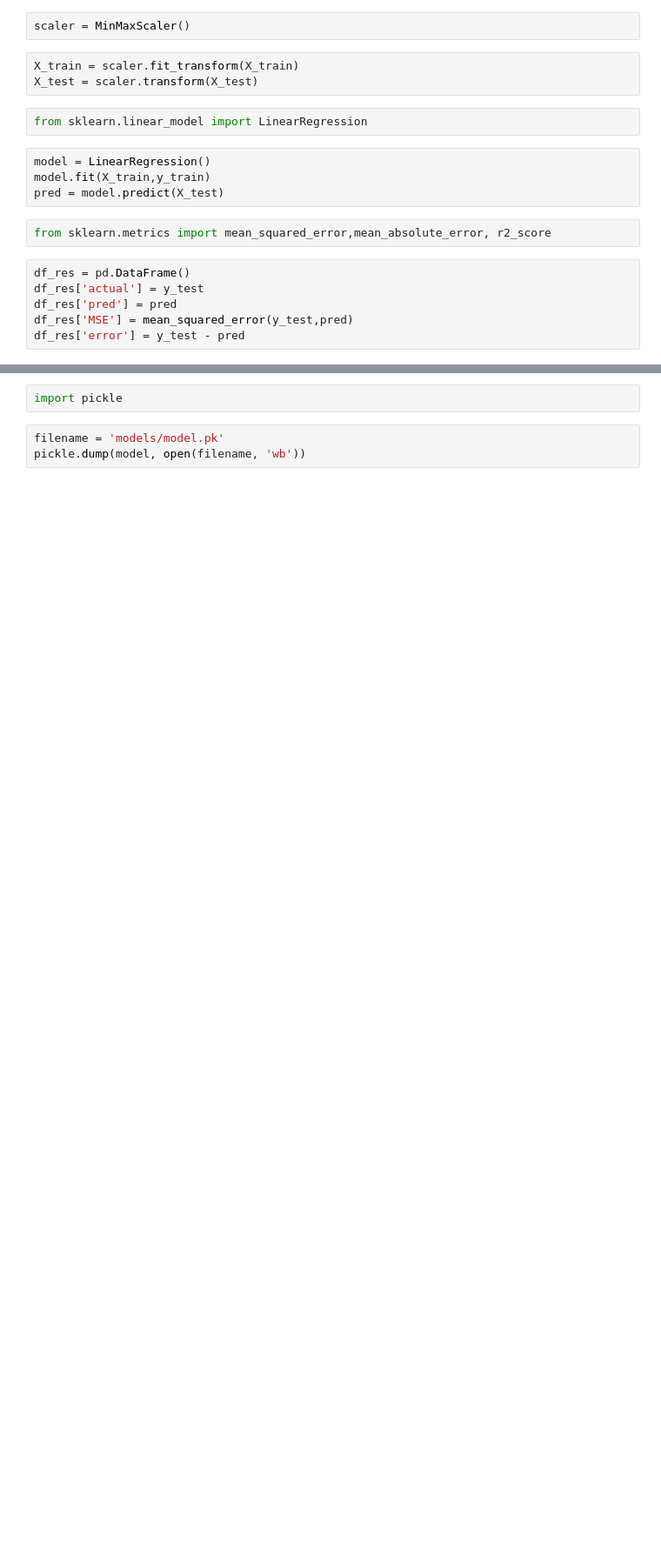
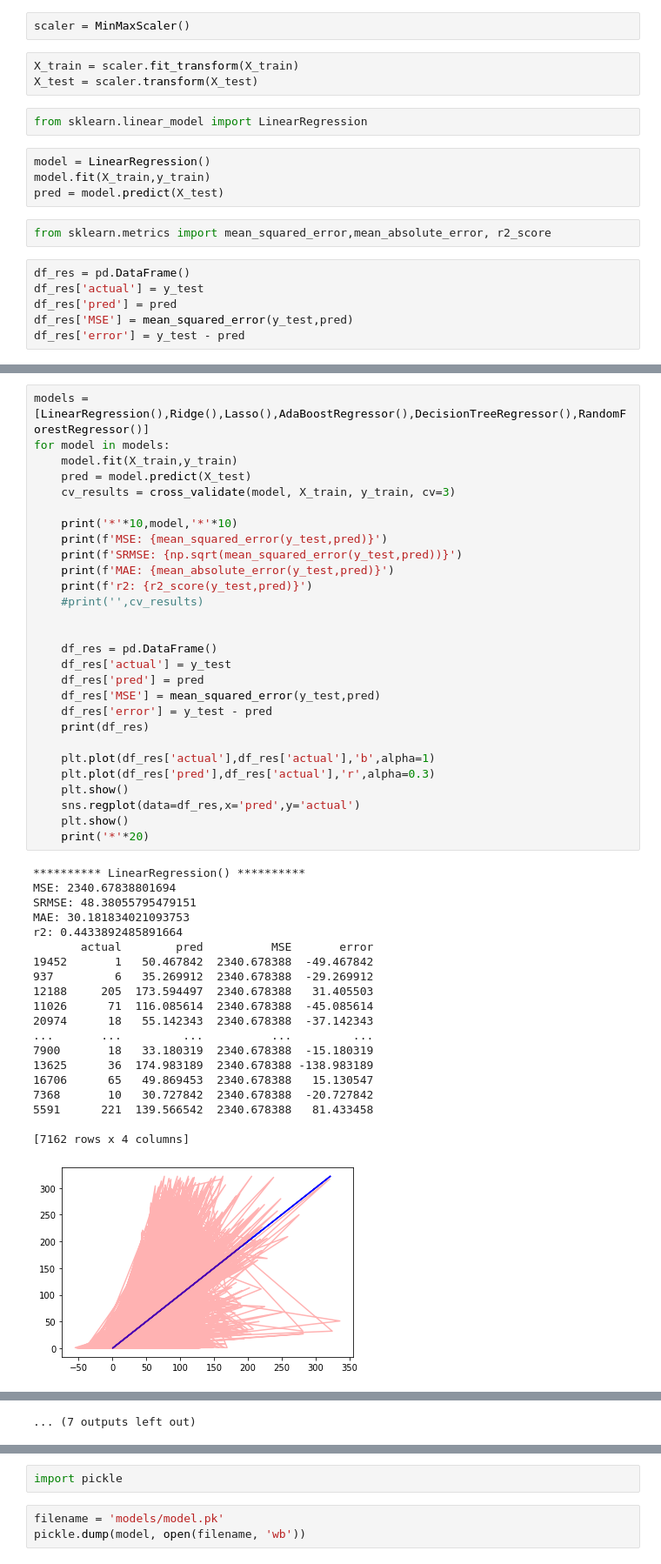
Before and after one commit to mikemoore26/suicide_regressor, a Jupyter notebook: model_training.ipynb, the cells around one changed output, grey strips where cells are left out. Shown at 87% size. Cells and saved outputs as stored; diff of their text form; blank space fills up the shorter version.

```diff
--- a/model_training.ipynb
+++ b/model_training.ipynb
@@ -109,0 +126,49 @@ from sklearn.tree import DecisionTreeRegressor
+# %%
+models = [LinearRegression(),Ridge(),Lasso(),AdaBoostRegressor(),DecisionTreeRegressor(),RandomForestRegressor()]
+for model in models:
+    model.fit(X_train,y_train)
+    pred = model.predict(X_test)
+    cv_results = cross_validate(model, X_train, y_train, cv=3)
+
+    print('*'*10,model,'*'*10)
+    print(f'MSE: {mean_squared_error(y_test,pred)}')
+    print(f'SRMSE: {np.sqrt(mean_squared_error(y_test,pred))}')
+    print(f'MAE: {mean_absolute_error(y_test,pred)}')
+    print(f'r2: {r2_score(y_test,pred)}')
+    #print('',cv_results)
+
+
+    df_res = pd.DataFrame()
+    df_res['actual'] = y_test
+    df_res['pred'] = pred
+    df_res['MSE'] = mean_squared_error(y_test,pred)
+    df_res['error'] = y_test - pred
+    print(df_res)
+
+    plt.plot(df_res['actual'],df_res['actual'],'b',alpha=1)
+    plt.plot(df_res['pred'],df_res['actual'],'r',alpha=0.3)
+    plt.show()
+    sns.regplot(data=df_res,x='pred',y='actual')
+    plt.show()
+    print('*'*20)
+# %% [output]
+********** LinearRegression() **********
+MSE: 2340.67838801694
+SRMSE: 48.38055795479151
+MAE: 30.181834021093753
+r2: 0.4433892485891664
+       actual        pred          MSE       error
+19452       1   50.467842  2340.678388  -49.467842
+937         6   35.269912  2340.678388  -29.269912
+12188     205  173.594497  2340.678388   31.405503
+11026      71  116.085614  2340.678388  -45.085614
+20974      18   55.142343  2340.678388  -37.142343
+...       ...         ...          ...         ...
+7900       18   33.180319  2340.678388  -15.180319
+13625      36  174.983189  2340.678388 -138.983189
+16706      65   49.869453  2340.678388   15.130547
+7368       10   30.727842  2340.678388  -20.727842
+5591      221  139.566542  2340.678388   81.433458
+
+[7162 rows x 4 columns]
+[figure, added]
@@ -110 +242,2 @@ from sklearn.tree import DecisionTreeRegressor
+... (7 outputs left out)
 # %%
```
Also changed, not shown: parts of 12 cells of this notebook, 1 other file.
